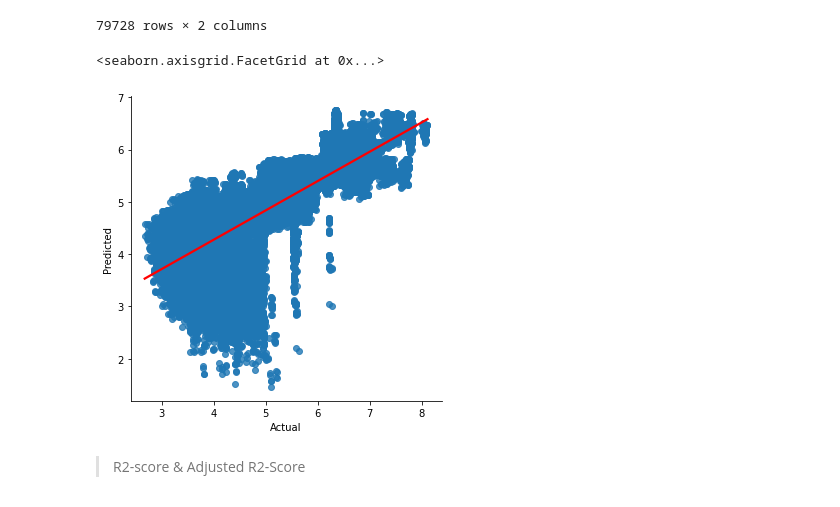
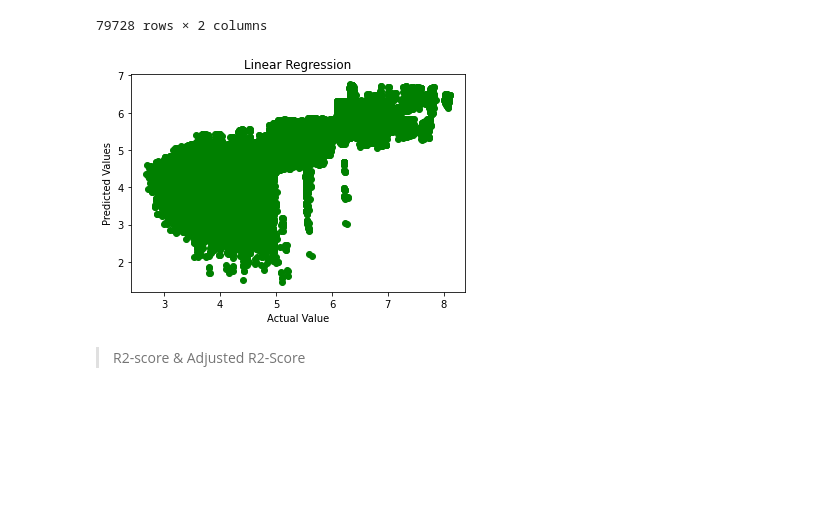
Before and after one commit to lokeshtokas/SGEMM-GPU-Kernel-Performance, a Jupyter notebook: SGEMM GPU Kernel Performance - Capstone Project.ipynb, the cells around one changed output. Drawn from its saved outputs; the diff is of its cells as text; code cells hidden in the pictures; blank space fills up the shorter version.

```diff
--- a/SGEMM GPU Kernel Performance - Capstone Project.ipynb
+++ b/SGEMM GPU Kernel Performance - Capstone Project.ipynb
@@ -296,11 +294,14 @@ df_pred
 | 11190 | 3.738562 | 4.689450 |
 | 135219 | 3.850201 | 4.750616 |
 79728 rows × 2 columns
-# %%
-sns.lmplot(data=df_pred, x='Actual', y='Predicted', line_kws = {'color': 'red'})
-# %% [output]
-<seaborn.axisgrid.FacetGrid at 0x...>
-[figure, removed]
+# %%
+plt.scatter(Y_test,Y_pred, color='green')
+plt.title('Linear Regression')
+plt.xlabel('Actual Value')
+plt.ylabel('Predicted Values')
+plt.show()
+# %% [output]
+[figure, added]
 # %% [markdown]
 > R2-score & Adjusted R2-Score
 # %%
```
Also changed, not shown: parts of 21 cells of this notebook.
